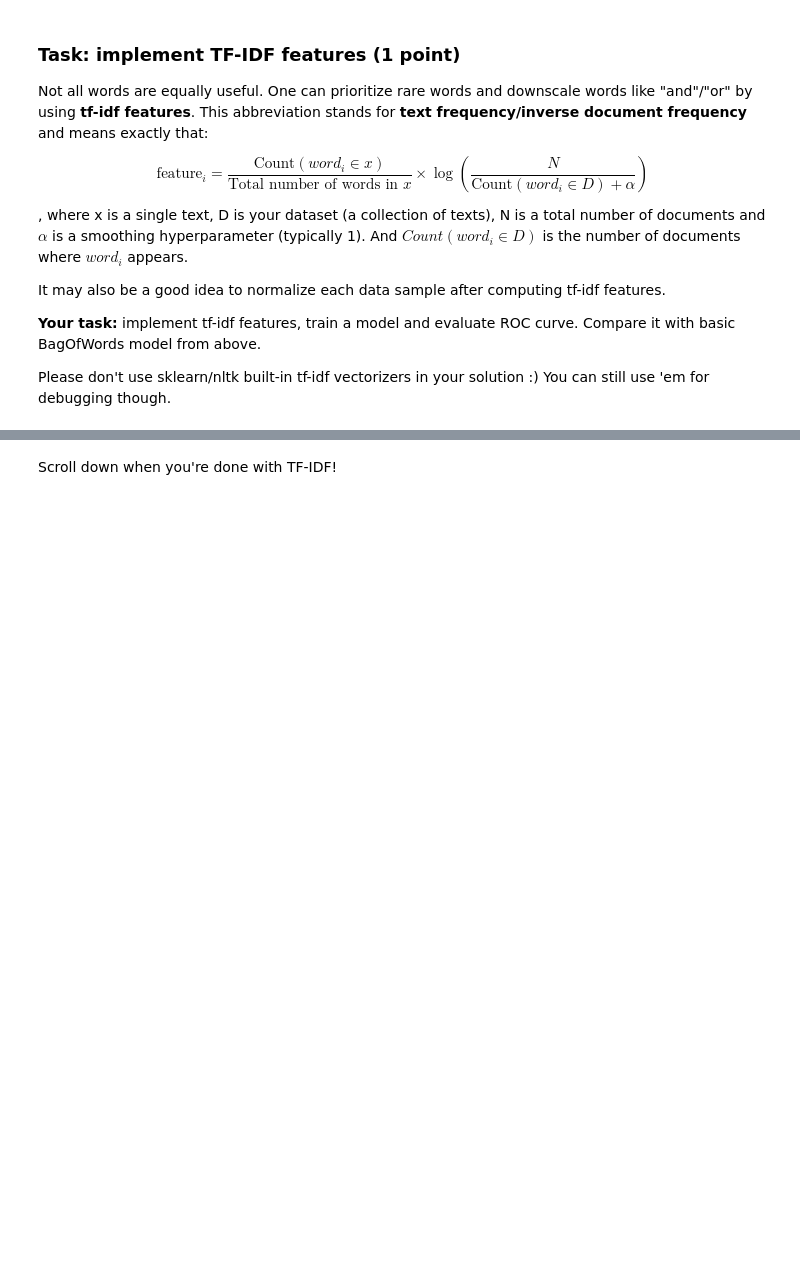
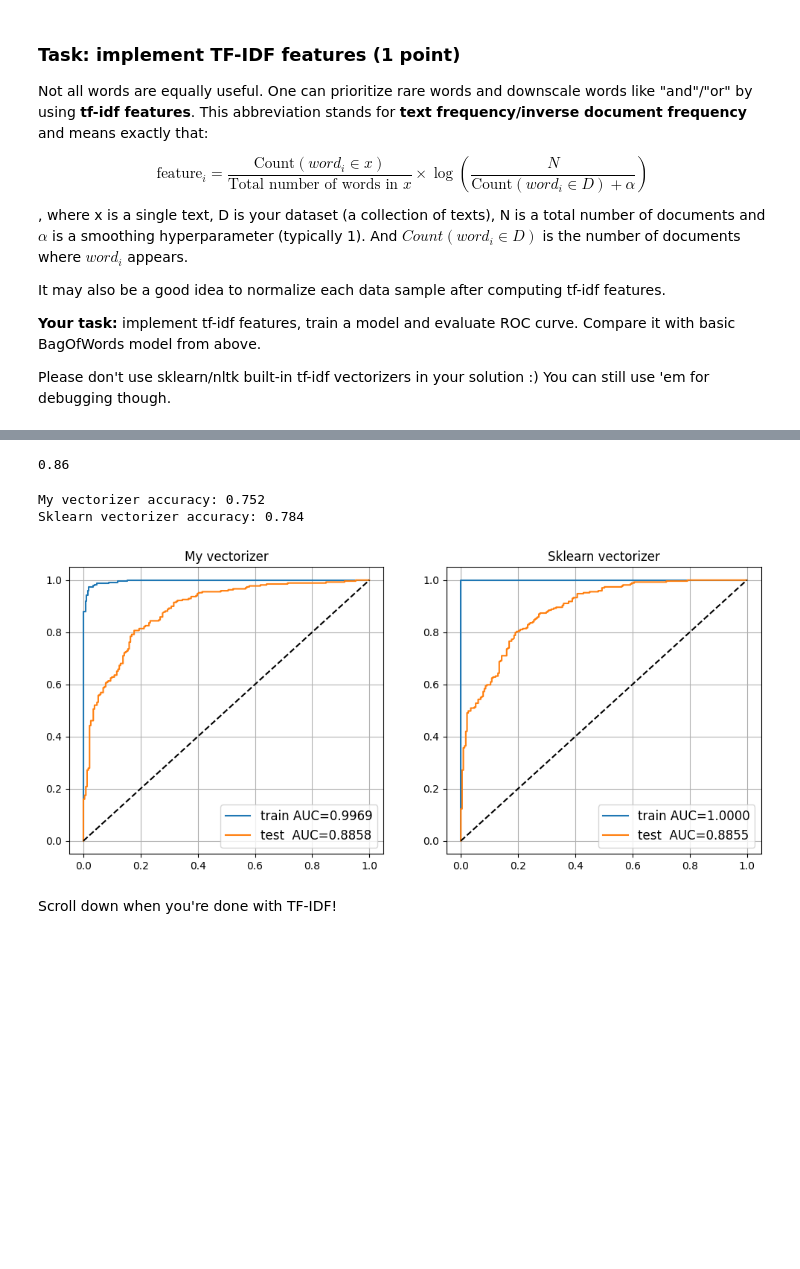
Before and after one commit to go2swim/CV-kaggle-contest, a Jupyter notebook: week01_embeddings/seminar.ipynb, the cells around one changed output, grey strips where cells are left out. Drawn from its saved outputs; the diff is of its cells as text; code cells hidden in the pictures; blank space fills up the shorter version.

````diff
--- a/week01_embeddings/seminar.ipynb
+++ b/week01_embeddings/seminar.ipynb
@@ -463,14 +461,14 @@ k = 10000
 
 sent_of_tokens = list(map(str.split, texts_train))
 counter = Counter([word for sent in sent_of_tokens for word in sent])
-most_common_words = map(lambda x: x[0], counter.most_common(k))
-bow_vocabulary = {word: i for i, word in enumerate(most_common_words)}  # YOUR CODE
+bow_vocabulary = list(map(lambda x: x[0], counter.most_common(k)))
+# YOUR CODE
 
 print('example features:', sorted(bow_vocabulary)[::100])
 # %% [output]
 example features: ['!', '12:20', '300', '_', 'adorned', 'alternative', 'archive', 'average', 'benkner', 'bout', 'came', 'chest', 'combined', 'consumers', 'cricket', 'decisions', 'dickheads', 'domestic ...
 # %%
-words_in_vocab = set(bow_vocabulary.keys())
+words_in_vocab = set(bow_vocabulary)
 len_vocab = len(bow_vocabulary)
 
 def text_to_bow(text):
@@ -481,7 +479,7 @@ def text_to_bow(text):
     token_in_vocab = set(counter.keys()).intersection(words_in_vocab)
 
     for token in token_in_vocab:
-      vector[bow_vocabulary[token]] = counter[token]
+      vector[bow_vocabulary.index(token)] = counter[token]
 
     return vector
 # %%
@@ -506,3 +499,6 @@ bow_model = None  # YOUR CODE HERE - train a logistic regression
+# %%
+from sklearn.linear_model import LogisticRegression
+bow_model = LogisticRegression(C=0.14).fit(X_train_bow, y_train)
 # %%
 from sklearn.metrics import roc_auc_score, roc_curve
 
@@ -538,3 +538,11 @@ It may also be a good idea to normalize each data sample after computing tf-idf
 __Your task:__ implement tf-idf features, train a model and evaluate ROC curve. Compare it with basic BagOfWords model from above.
 
 Please don't use sklearn/nltk built-in tf-idf vectorizers in your solution :) You can still use 'em for debugging though.
+# %%
+from sklearn.feature_extraction.text import TfidfVectorizer
+
+vectorizer = TfidfVectorizer()
+X_train_vec_sklearn = vectorizer.fit_transform(texts_train)
+X_test_vec_sklearn = vectorizer.transform(texts_test)
+
+print(X_test_vec_sklearn.shape)
@@ -541,3 +608,42 @@ Please don't use sklearn/nltk built-in tf-idf vectorizers in your solution :) Yo
+# %%
+((y_test == 0).sum() / (y_test == 1).sum()).round(2)
+# %% [output]
+0.86
+# %%
+def evaluate_vectorizer(X_train, X_test, y_train, y_test, test_name, ax):
+  model = LogisticRegression(C=100).fit(X_train, y_train)
+
+  for name, X, y, model in [
+      ('train', X_train, y_train, model),
+      ('test ', X_test, y_test, model)
+  ]:
+      proba = model.predict_proba(X)[:, 1]
+      auc = roc_auc_score(y, proba)
+      ax.plot(*roc_curve(y, proba)[:2], label='%s AUC=%.4f' % (name, auc))
+
+  ax.plot([0, 1], [0, 1], '--', color='black',)
+  ax.legend(fontsize='large')
+  ax.grid()
+  ax.set_title(test_name)
+
+  test_accuracy = np.mean(model.predict(X_test) == y_test)
+  print(f"{test_name} accuracy: {test_accuracy:.3f}")
+
+fig, (ax1, ax2) = plt.subplots(1, 2, figsize=(12, 5))
+evaluate_vectorizer(
+    X_train_vec_my_tfidf, X_test_vec_my_tfidf,
+    y_train, y_test,
+    'My vectorizer', ax1
+)
+evaluate_vectorizer(
+    X_train_vec_sklearn, X_test_vec_sklearn,
+    y_train, y_test,
+    'Sklearn vectorizer', ax2
+)
+# %% [output]
+My vectorizer accuracy: 0.752
+Sklearn vectorizer accuracy: 0.784
+[figure, added]
 # %% [markdown]
 Scroll down when you're done with TF-IDF!
 ```
````
Also changed, not shown: parts of 15 cells of this notebook.
